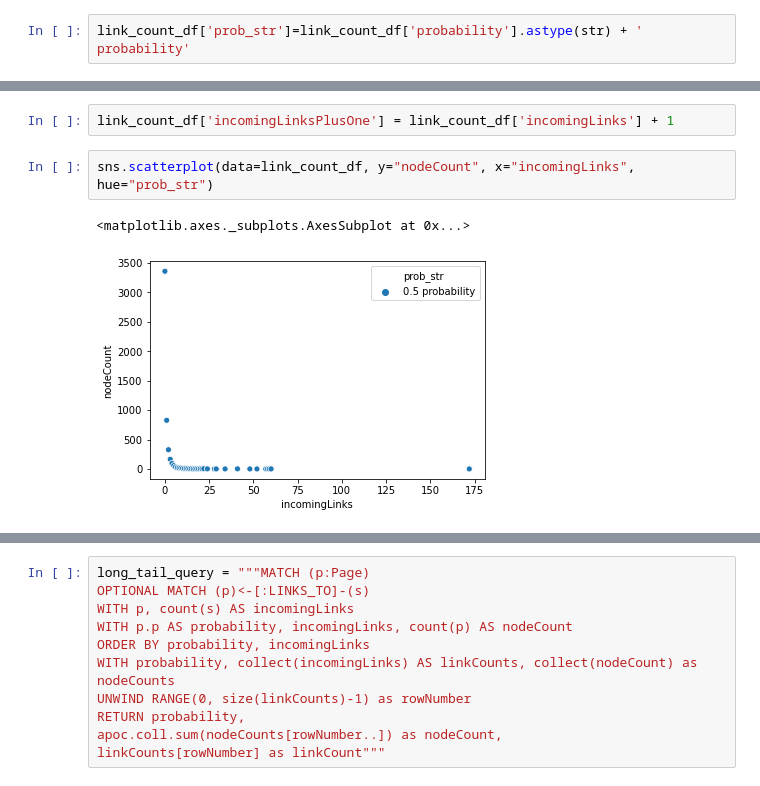
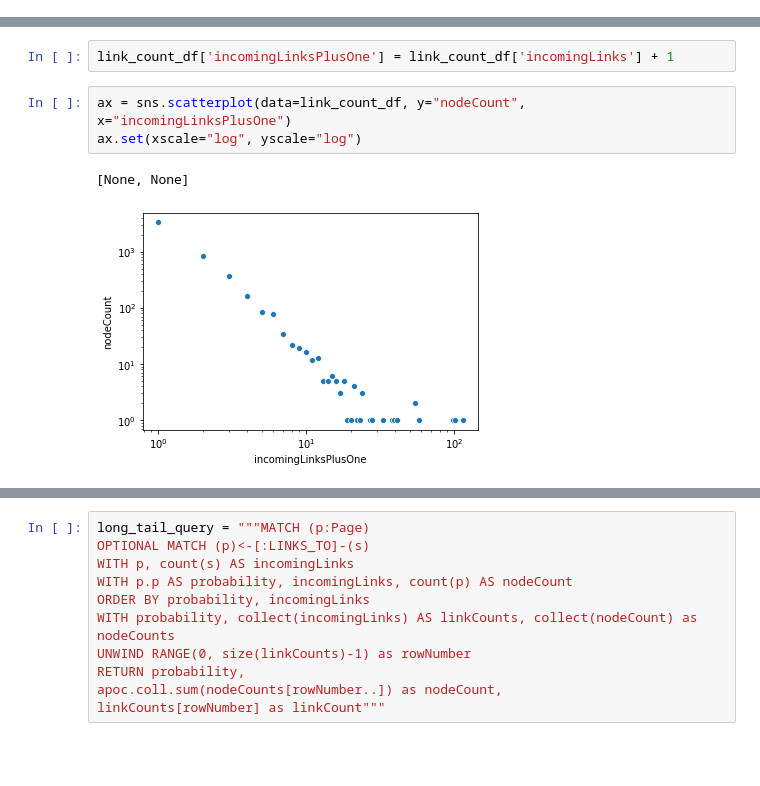
Before and after one commit to smithna/NODES2020, a Jupyter notebook: Power Laws.ipynb, the cells around one changed output, grey strips where cells are left out. Cells and saved outputs as stored; diff of their text form; blank space fills up the shorter version.

```diff
--- a/Power Laws.ipynb
+++ b/Power Laws.ipynb
@@ -31,2 +30,0 @@ link_count_df.head()
-# %%
-link_count_df['prob_str']=link_count_df['probability'].astype(str) + ' probability'
@@ -33,7 +36,8 @@ link_count_df['prob_str']=link_count_df['probability'].astype(str) + ' probabili
 # %%
 link_count_df['incomingLinksPlusOne'] = link_count_df['incomingLinks'] + 1
 # %%
-sns.scatterplot(data=link_count_df, y="nodeCount", x="incomingLinks", hue="prob_str")
+ax = sns.scatterplot(data=link_count_df, y="nodeCount", x="incomingLinksPlusOne")
+ax.set(xscale="log", yscale="log")
 # %% [output]
-<matplotlib.axes._subplots.AxesSubplot at 0x...>
+[None, None]
-[figure, old version]
+[figure, new version]
```
Also changed, not shown: parts of 5 cells of this notebook, 31 other files.
